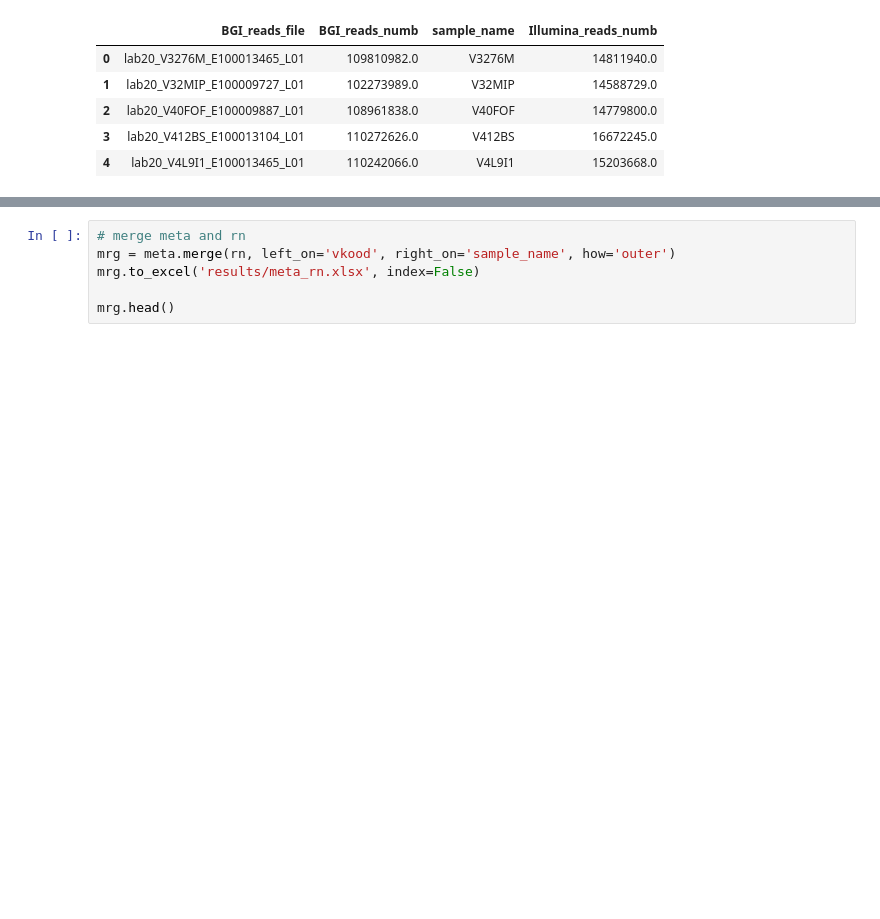
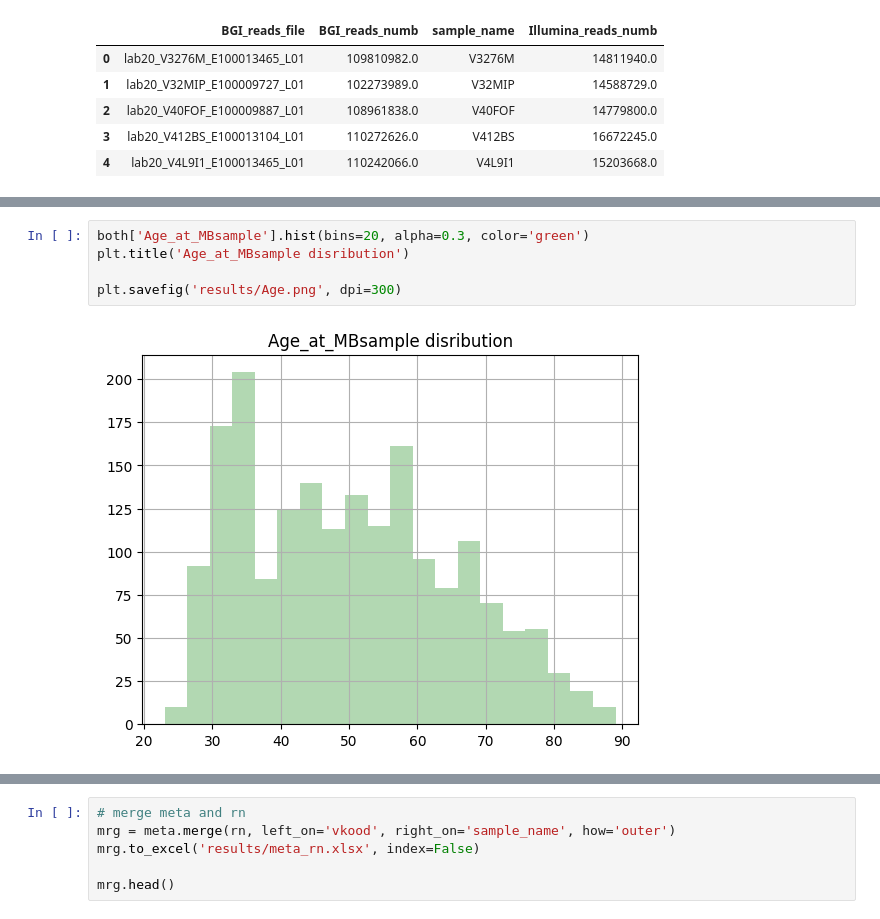
Before and after one commit to Chartiza/2023_TwoSamples_Sets, a Jupyter notebook: Two_sets.ipynb, the cells around one changed output, grey strips where cells are left out. Saved outputs shown, nothing was run; the diff lists cells and outputs as text; blank space fills up the shorter version.

```diff
--- a/Two_sets.ipynb
+++ b/Two_sets.ipynb
@@ -38,0 +107,7 @@ plt.savefig('results/ReadsNumb_both_sets.png', dpi=300)
+# %%
+both['Age_at_MBsample'].hist(bins=20, alpha=0.3, color='green')
+plt.title('Age_at_MBsample disribution')
+
+plt.savefig('results/Age.png', dpi=300)
+# %% [output]
+[figure, added]
```
Also changed, not shown: parts of 24 cells of this notebook, 11 other files.
